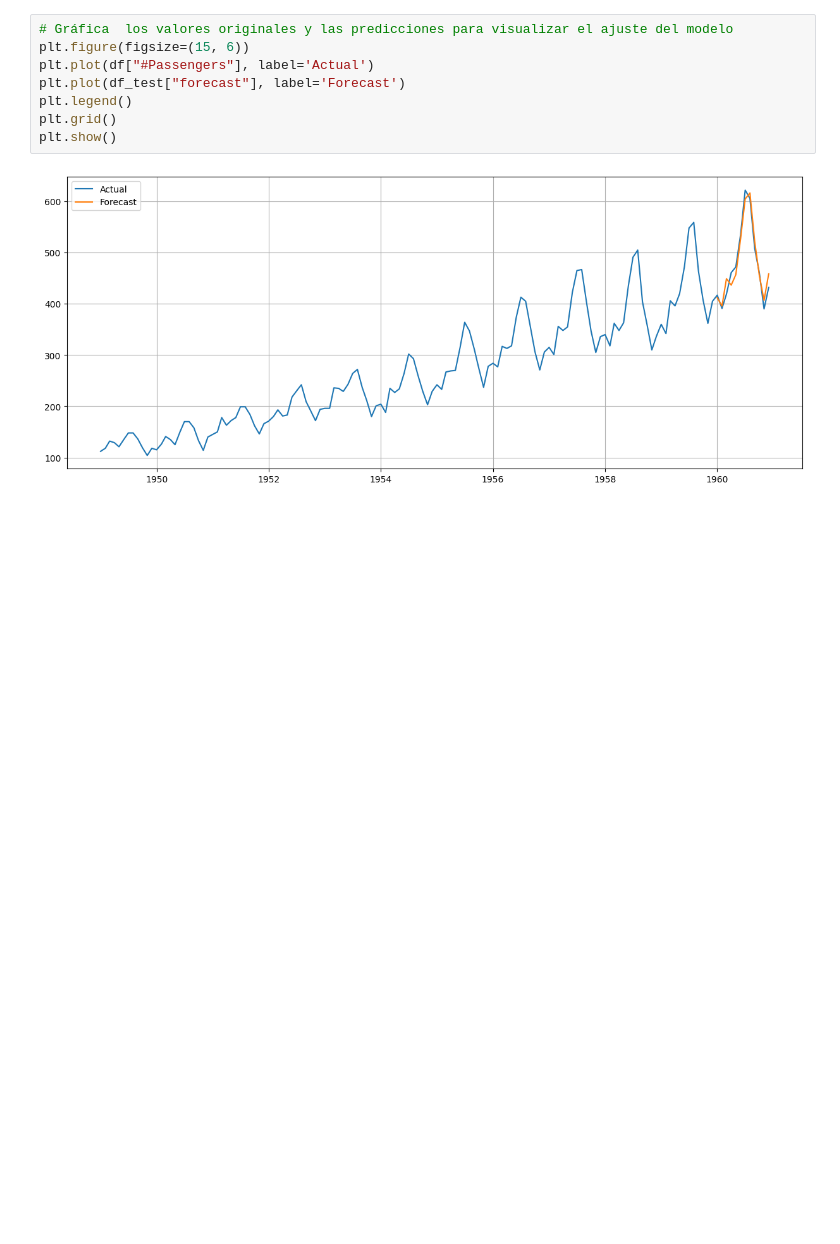
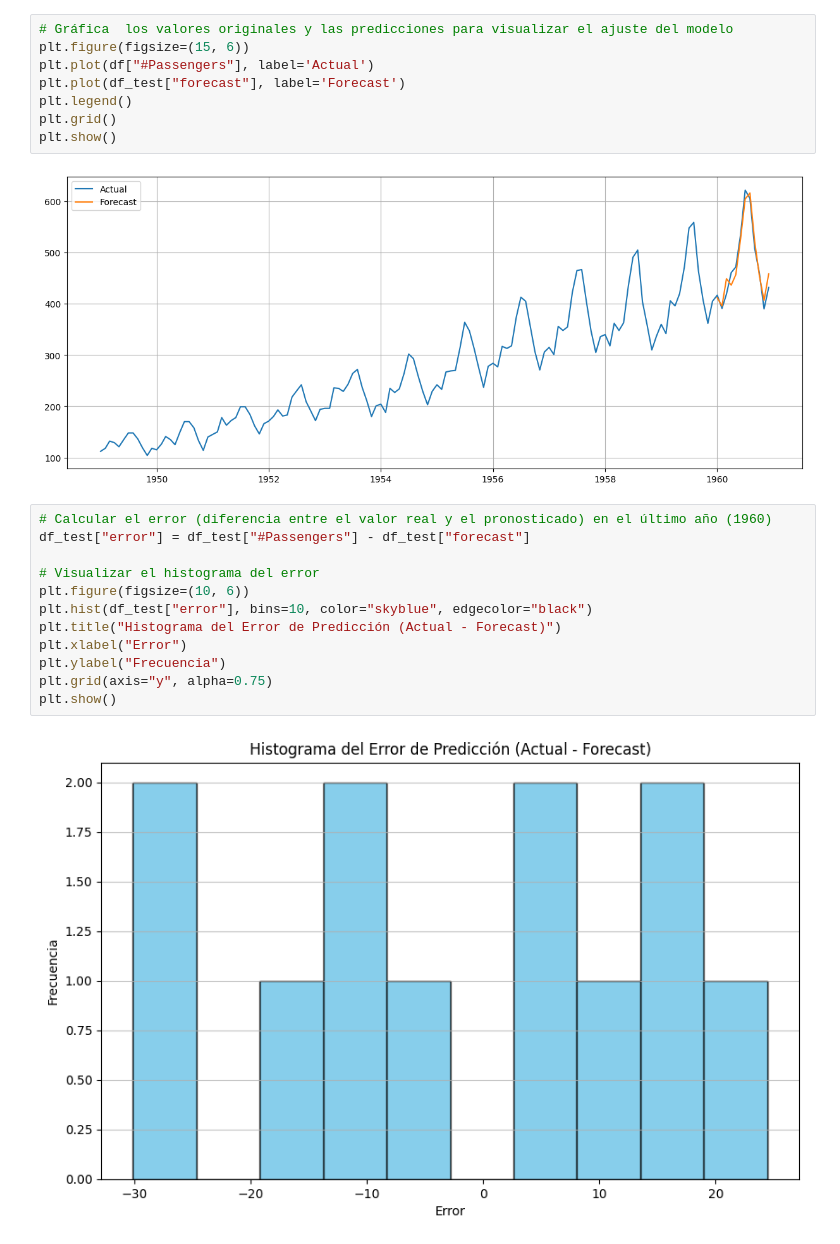
Before and after one commit to JoelByron/AI_Camp_TalentoTech, a Jupyter notebook: notebooks/10_Modelo_prediccion_de_series_temporales_Amazon.ipynb, the cells around one changed output. Cells and saved outputs as stored; diff of their text form; blank space fills up the shorter version.

```diff
--- a/notebooks/10_Modelo_prediccion_de_series_temporales_Amazon.ipynb
+++ b/notebooks/10_Modelo_prediccion_de_series_temporales_Amazon.ipynb
@@ -149,3 +149,17 @@ plt.grid()
 plt.show()
 # %% [output]
 [figure]
+# %%
+# Calcular el error (diferencia entre el valor real y el pronosticado) en el último año (1960)
+df_test["error"] = df_test["#Passengers"] - df_test["forecast"]
+
+# Visualizar el histograma del error
+plt.figure(figsize=(10, 6))
+plt.hist(df_test["error"], bins=10, color="skyblue", edgecolor="black")
+plt.title("Histograma del Error de Predicción (Actual - Forecast)")
+plt.xlabel("Error")
+plt.ylabel("Frecuencia")
+plt.grid(axis="y", alpha=0.75)
+plt.show()
+# %% [output]
+[figure, added]
```
Also changed, not shown: parts of 3 cells of this notebook.
